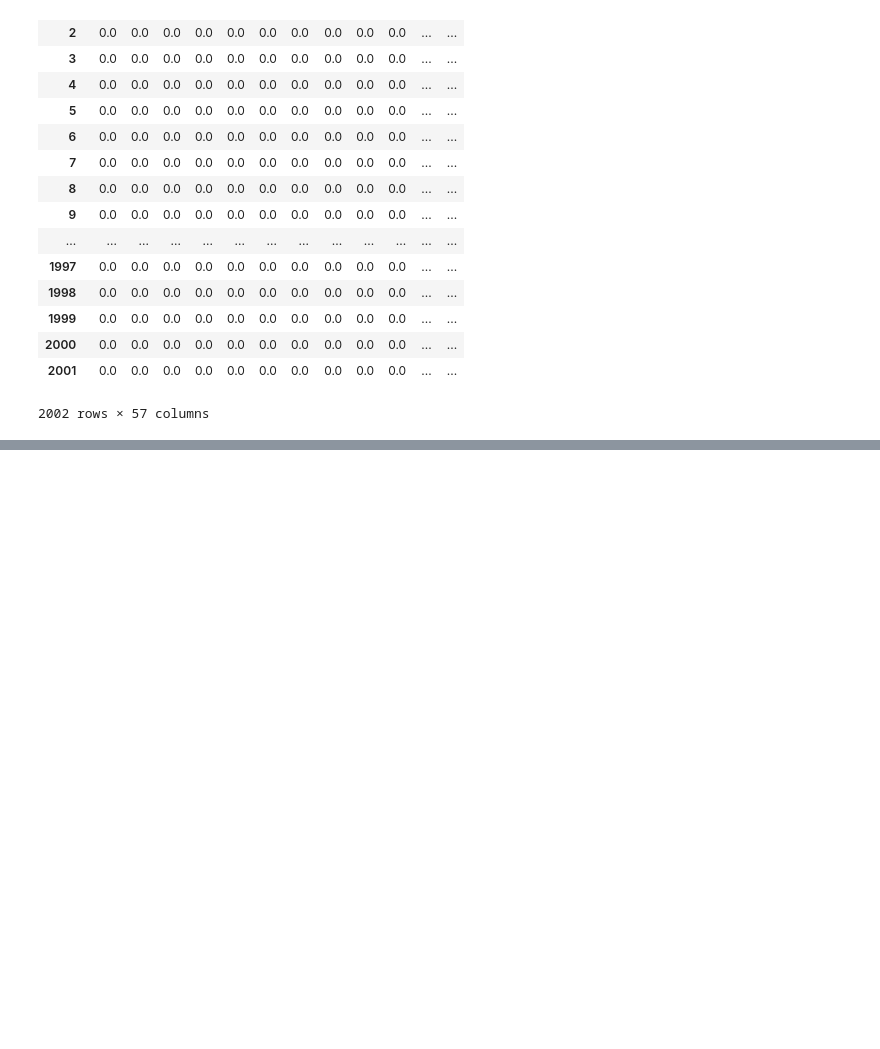
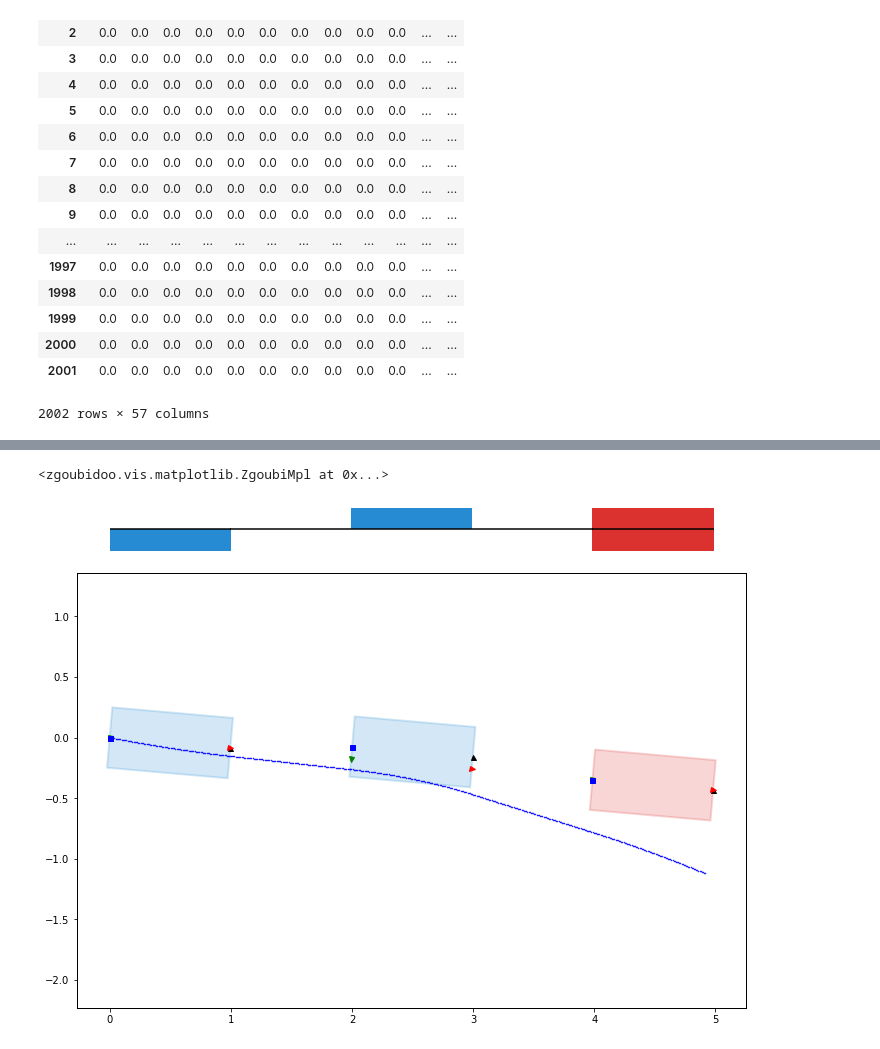
Before and after one commit to radiasoft/Zgoubi-Workshop, a Jupyter notebook: Zgoubidoo/Zgoubidoo tutorial.ipynb, the cells around one changed output, grey strips where cells are left out. Drawn from its saved outputs; the diff is of its cells as text; code cells hidden in the pictures; blank space fills up the shorter version.

```diff
--- a/Zgoubidoo/Zgoubidoo tutorial.ipynb
+++ b/Zgoubidoo/Zgoubidoo tutorial.ipynb
@@ -442,0 +575,25 @@ The tracking results have been automatically extracted and collected in a nice l
+# %%
+qf = Quadrupole('QF', XL=1*_.m, B0=0.1 * _.tesla, ALE=5*_.degree, KPOS=1)
+qd = Quadrupole('QD', XL=1*_.m, B0=-0.05 * _.tesla, YCE=10*_.cm, KPOS=2)
+
+zi = zgoubidoo.Input(name='FODO', line=[
+    Objet2('BUNCH', BORO=k.brho),
+    Proton(),
+    qf,
+    FakeDrift(XL=1 * _.m),  # FakeDrift is actually a MULTIPOLE with a very small but non zero B0 field, forcing zgoubi to track
+    qd,
+    FakeDrift(XL=1 * _.m),  # FakeDrift is actually a MULTIPOLE with a very small but non zero B0 field, forcing zgoubi to track
+    Multipole(XL=1 * _.m, B1=5 * _.kilogauss),
+])
+zi.survey()
+zi.XPAS = 0.01 * _.m  # Note that the parameters of all the elements in the input can be set with a single command
+
+z = zgoubidoo.Zgoubi()
+zr = z(zi).collect()
+
+artist = zgoubidoo.vis.ZgoubiMpl()
+zgoubidoo.vis.cartouche(line=zi, artist=artist)
+zi.plot(ax=artist.ax, tracks=zr.tracks)
+# %% [output]
+<zgoubidoo.vis.matplotlib.ZgoubiMpl at 0x...>
+[figure, added]
```
Also changed, not shown: parts of 32 cells of this notebook.
